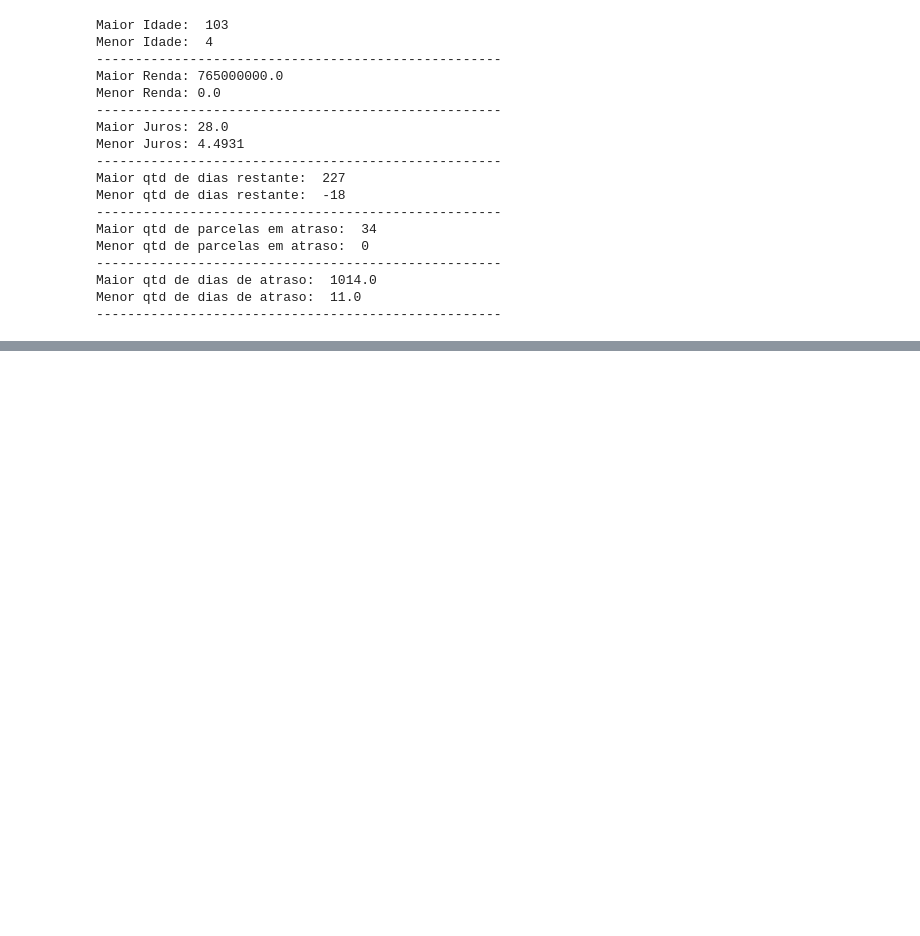
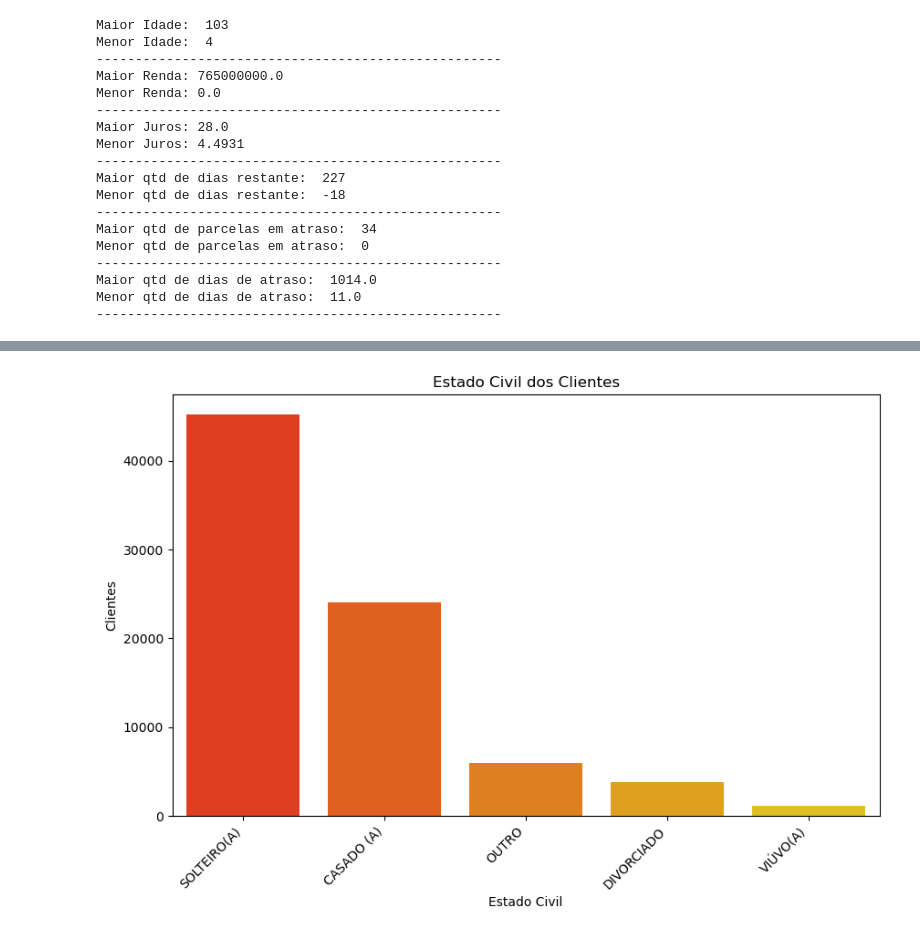
Before and after one commit to thaleswillreis/Modelo-ML-Prevencao-Fraude-v1, a Jupyter notebook: Modelo_ML_Prev_fraude.ipynb, the cells around one changed output, grey strips where cells are left out. Cells and saved outputs as stored; diff of their text form; code cells hidden in the pictures; blank space fills up the shorter version.

```diff
--- a/Modelo_ML_Prev_fraude.ipynb
+++ b/Modelo_ML_Prev_fraude.ipynb
@@ -229,0 +510,12 @@ dtype: int64
+# %%
+estado_civil = df.groupby('Estado_Civil')['Contrato'].nunique().sort_values(ascending=False).reset_index()
+
+plt.figure(figsize=(10, 6))
+sns.barplot(x='Estado_Civil', y='Contrato', data=estado_civil, palette='autumn')
+plt.title('Estado Civil dos Clientes')
+plt.xlabel('Estado Civil')
+plt.ylabel('Clientes')
+plt.xticks(rotation=45, ha='right')
+plt.show()
+# %% [output]
+[figure, added]
```
Also changed, not shown: parts of 43 cells of this notebook.
